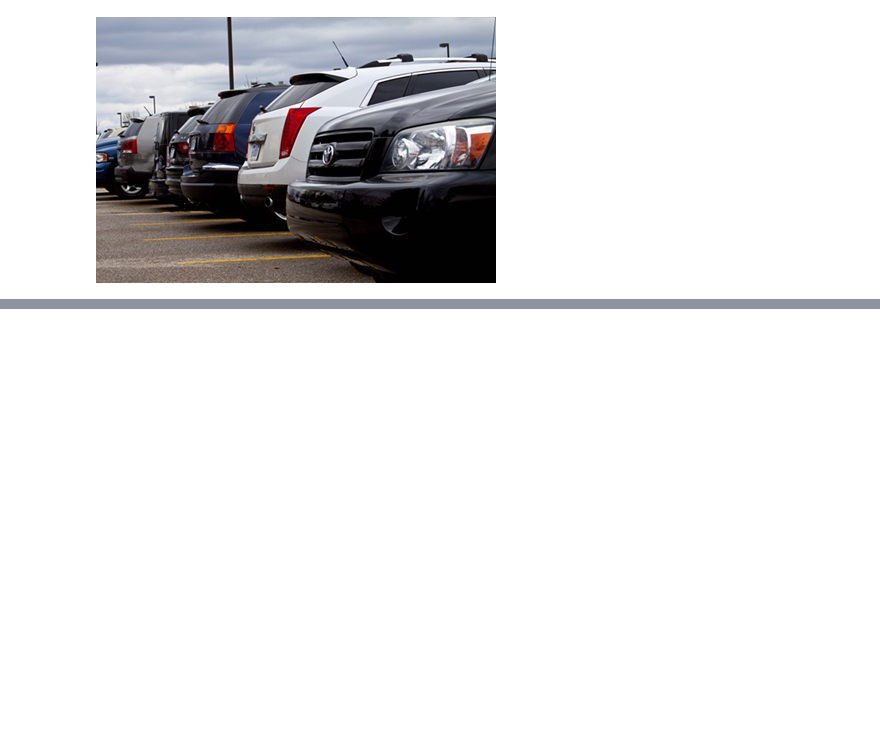
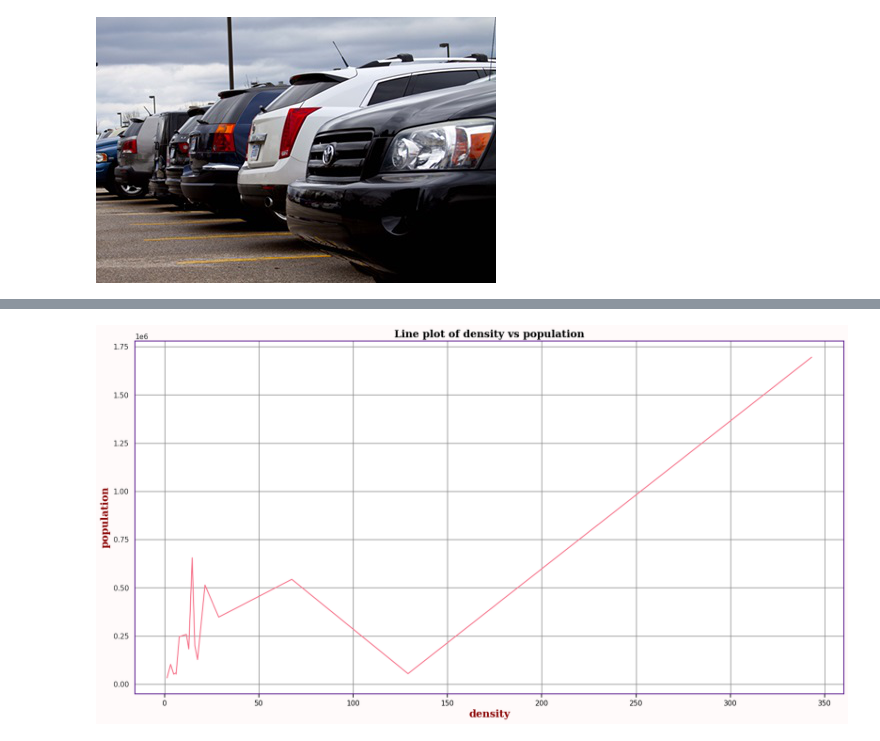
Before and after one commit to daniau23/motor_vehicle_thefts_analysis, a Jupyter notebook: eda/eda.ipynb, the cells around one changed output, grey strips where cells are left out. Saved outputs shown, nothing was run; the diff lists cells and outputs as text; code cells hidden in the pictures; blank space fills up the shorter version.

```diff
--- a/eda/eda.ipynb
+++ b/eda/eda.ipynb
@@ -17,0 +372,16 @@ img
+# %%
+def plotting_lines(data,x:str,y:str):
+    try:
+        sns.set_theme(style='whitegrid',palette='husl',rc=rc)
+        fig,ax = plt.subplots(figsize=(20,10))
+        sns.lineplot(data=data,x=x,y=y)
+        ax.set_title(f'Line plot of {x} vs {y}',fontdict=font_title)
+        ax.set_xlabel(f'{x}',fontdict=font_label)
+        ax.set_ylabel(f'{y}',fontdict=font_label)
+    except ValueError:
+        print(f"The wrong Key was passed\nPlease look are the information below\n")
+        data.info(memory_usage='deep')
+# %%
+plotting_lines(location_featured,'density','population')
+# %% [output]
+[figure, added]
```
Also changed, not shown: parts of 43 cells of this notebook.
